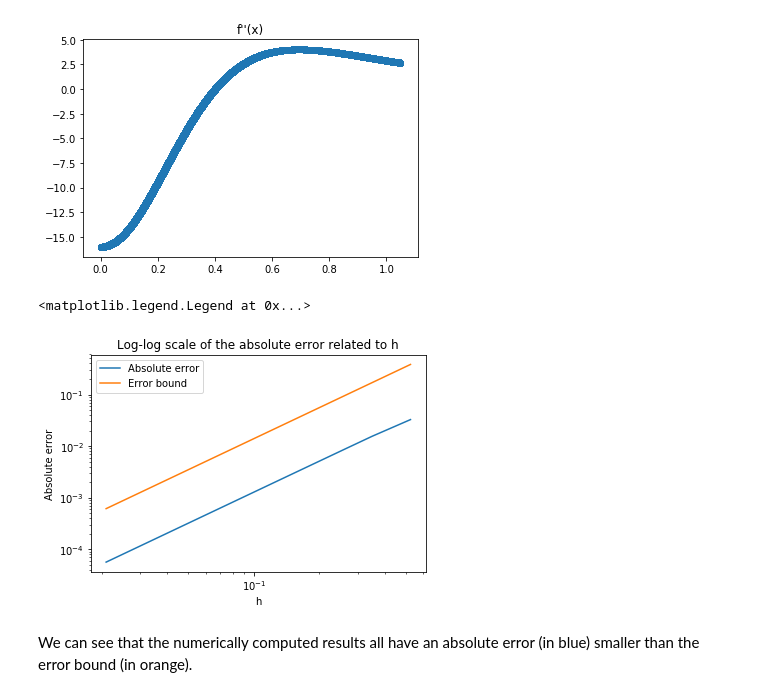
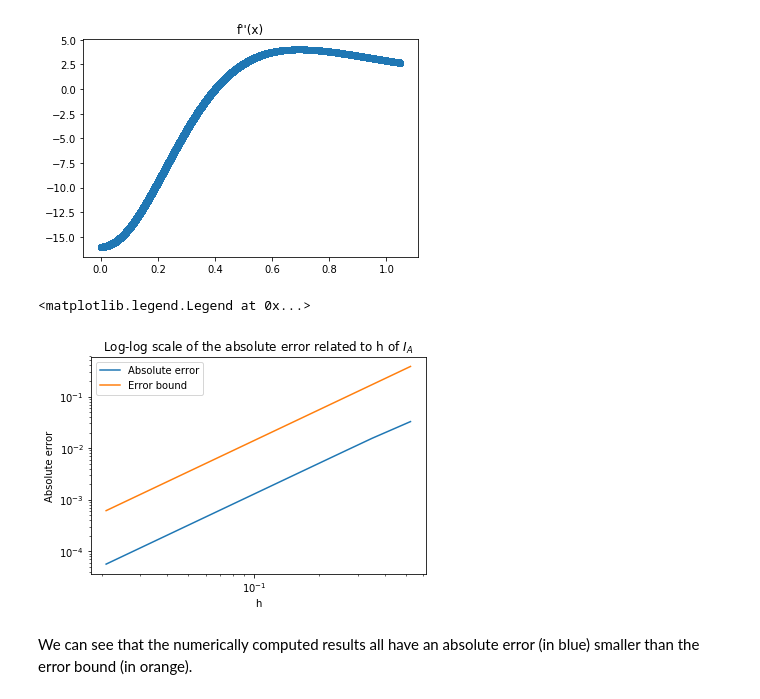
Before and after one commit to jonathanGB/am205, a Jupyter notebook: 3/AM205_HW3.ipynb, the cells around one changed output. Drawn from its saved outputs; the diff is of its cells as text; code cells hidden in the pictures.

```diff
--- a/3/AM205_HW3.ipynb
+++ b/3/AM205_HW3.ipynb
@@ -62,13 +62,13 @@ The maximum value of f'' is 16.0
 # %%
 I_1A_errbound = [16 / 36 * np.pi * h**2 for h in I_1A_h]
 plt.loglog(I_1A_h[1:], I_1A_abserr[1:], label="Absolute error") # removed the first entry, which has an error of 0
 plt.loglog(I_1A_h[1:], I_1A_errbound[1:], label="Error bound") # removed the first entry, which has an error of 0
-plt.title("Log-log scale of the absolute error related to h")
+plt.title(r"Log-log scale of the absolute error related to h of $I_A$")
 plt.xlabel("h")
 plt.ylabel("Absolute error")
 plt.legend()
 # %% [output]
 <matplotlib.legend.Legend at 0x...>
-[figure, old version]
+[figure, new version]
 # %% [markdown]
 We can see that the numerically computed results all have an absolute error (in blue) smaller than the error bound (in orange).
```
Also changed, not shown: parts of 5 cells of this notebook.
